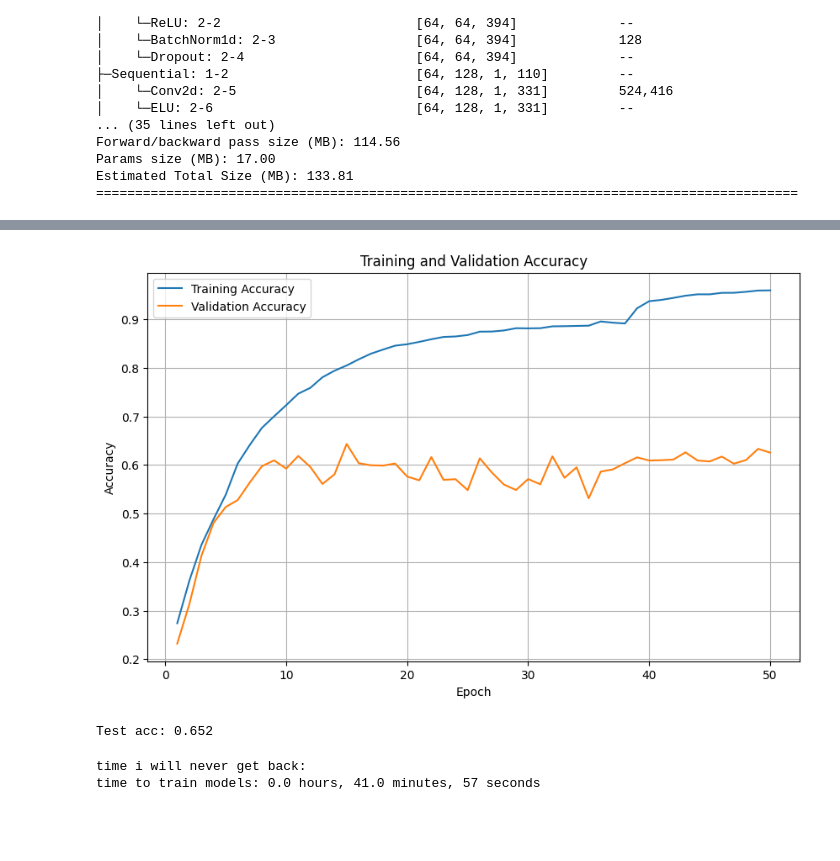
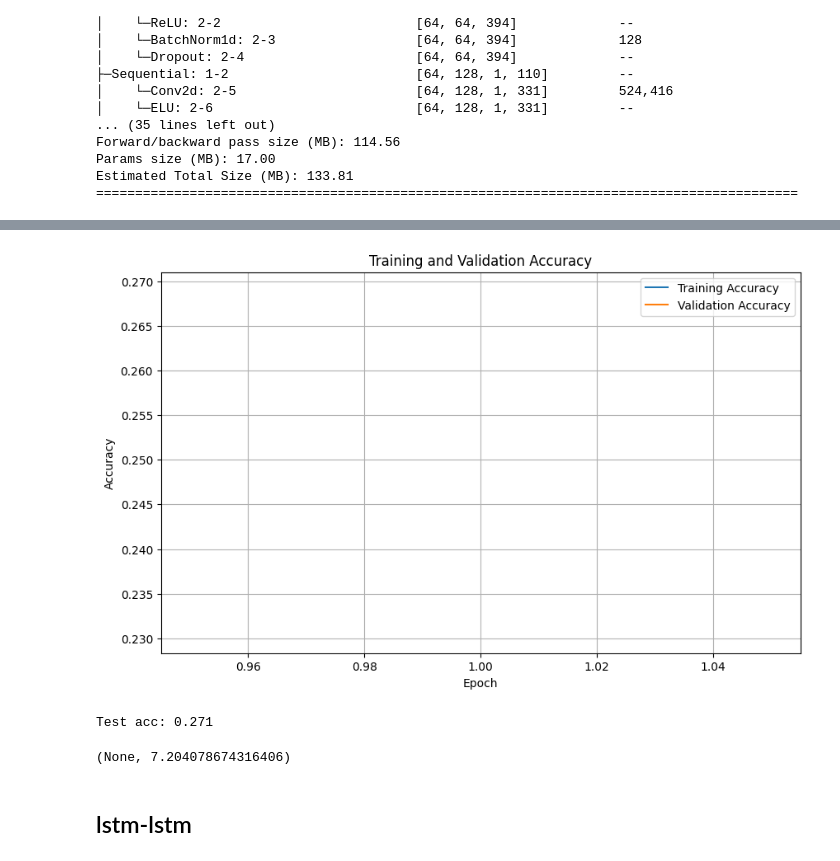
Before and after one commit to warrenjkim/eeg-signal-classifier, a Jupyter notebook: please_work.ipynb, the cells around one changed output, grey strips where cells are left out. Drawn from its saved outputs; the diff is of its cells as text; code cells hidden in the pictures; blank space fills up the shorter version.

```diff
--- a/please_work.ipynb
+++ b/please_work.ipynb
@@ -25,2 +45,11 @@ import nndl.utils as utils
 import time
 import gc
+# %%
+if torch.cuda.is_available():
+  device = torch.device('cuda')
+elif torch.backends.mps.is_available():
+  device = torch.device('mps')
+else:
+  device = torch.device('cpu')
+
+print("Using", device)
@@ -701,15 +778,15 @@ gc.collect()
 # %% [markdown]
 # **CNNLSTM**
 # %%
-class TimeDistributed(nn.Module):
-    def __init__(self, layer):
-        super(TimeDistributed, self).__init__()
-        self.layer = layer
+# class TimeDistributed(nn.Module):
+#     def __init__(self, layer):
+#         super(TimeDistributed, self).__init__()
+#         self.layer = layer
 
-    def forward(self, x):
-        tmp = x.contiguous().view(-1, x.size(-1))
-        y = self.layer(tmp)
-        y = y.contiguous().view(x.size(0), -1, y.size(-1))
+#     def forward(self, x):
+#         tmp = x.contiguous().view(-1, x.size(-1))
+#         y = self.layer(tmp)
+#         y = y.contiguous().view(x.size(0), -1, y.size(-1))
 
-        return y
+#         return y
 # %%
@@ -923,2 +973,8 @@ print(f'time to train models: \
 # %% [markdown]
 # other
+# %%
+# update number of epochs
+# change path to save
+number_epochs = 1
+path_to_save = '/content/drive/MyDrive/project_data/'
+super_start_time = time.time()
@@ -1638,13 +1672,14 @@ criterion = nn.CrossEntropyLoss()
 optimizer = torch.optim.Adam(model.parameters(), lr=0.001, weight_decay=0.0008)
 scheduler = torch.optim.lr_scheduler.CosineAnnealingLR(optimizer, T_max=10, eta_min=0.0001)
 # %%
-train_accuracies, val_accuracies = utils.train_model(model=model,
+start_time = time.time()
+train_accuracies, val_accuracies = train_model(model=model,
                                                      criterion=criterion,
                                                      optimizer=optimizer,
                                                      scheduler=scheduler,
                                                      train_loader=train_loader,
                                                      val_loader=val_loader,
-                                                     num_epochs=50,
+                                                     num_epochs=number_epochs,
                                                      learning=False,
                                                      device=device,
                                                      trial=None)
@@ -1653,34 +1689,23 @@ Epoch 1
 # %%
 import matplotlib.pyplot as plt
-n_epochs = 50
+n_epochs = number_epochs
 epochs = range(1, n_epochs + 1)
 
 plt.figure(figsize=(10, 6))
 plt.plot(epochs, train_accuracies, label='Training Accuracy')
 plt.plot(epochs, val_accuracies, label='Validation Accuracy')
 plt.title('Training and Validation Accuracy')
 plt.xlabel('Epoch')
 plt.ylabel('Accuracy')
 plt.legend()
 plt.grid(True)
 plt.show()
 # %% [output]
-[figure, old version]
+[figure, new version]
 # %%
-utils.test_model(model, test_loader)
 end_time = time.time()
+calc_time(end_time, start_time)
+test_model(model, test_loader)
 # %% [output]
-Test acc: 0.652
+Test acc: 0.271
+(None, 7.204078674316406)
-# %%
-print('time i will never get back:')
-hours = (end_time - start_time) // 3600
-minutes = ((end_time - start_time) % 3600) // 60
-seconds = (end_time - start_time) % 60
-
-print(f'time to train models: \
-{hours} hours, \
-{minutes} minutes, \
-{int(seconds)} seconds')
-# %% [output]
-time i will never get back:
-time to train models: 0.0 hours, 41.0 minutes, 57 seconds
@@ -1687 +1714,3 @@ time to train models: 0.0 hours, 41.0 minutes, 57 seconds
+# %% [markdown]
+## lstm-lstm
 # %%
```
Also changed, not shown: parts of 71 cells of this notebook.
